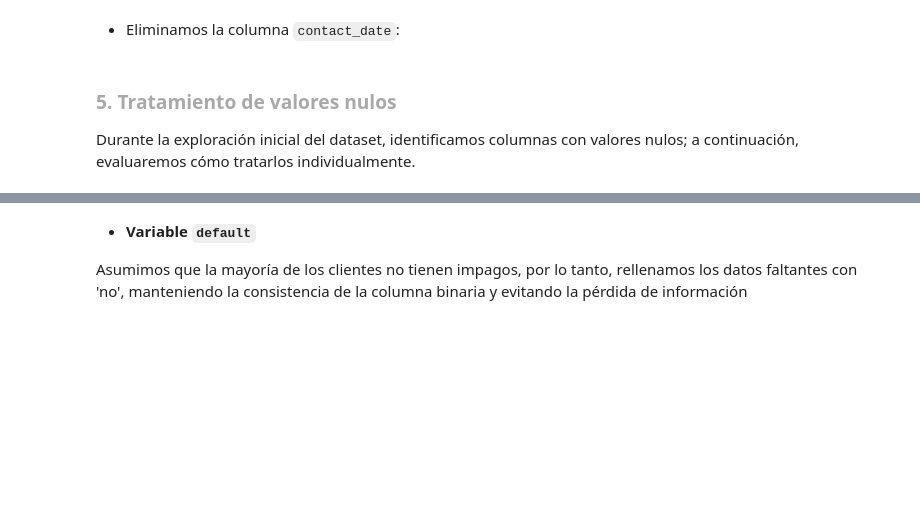
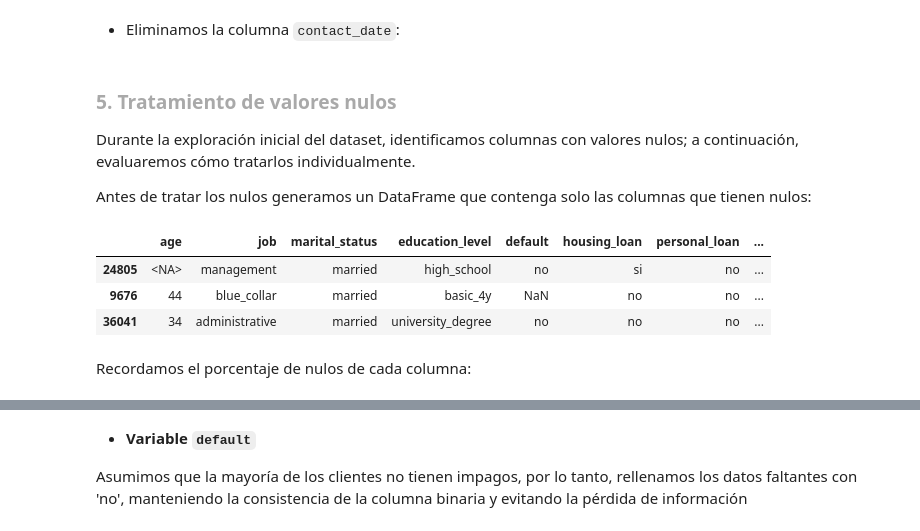
Before and after one commit to lorenalopezarenas/EDA-BankMarketing, a Jupyter notebook: notebooks/02. Limpieza.ipynb, the cells around one changed output, grey strips where cells are left out. Cells and saved outputs as stored; diff of their text form; code cells hidden in the pictures; blank space fills up the shorter version.

```diff
--- a/notebooks/02. Limpieza.ipynb
+++ b/notebooks/02. Limpieza.ipynb
@@ -183,2 +164,0 @@ Para mantener consistencia con el formato usado en la variable job, usamos el ca
-# %%
-bank_data_limpio['education_level'] = bank_data_limpio['education_level'].str.replace(".", "_")
@@ -224,5 +164,0 @@ Observamos que estas variables contienen valores decimales escritos con comas co
-# %%
-columnas = ["consumer_price_index", "consumer_confidence_index", "euribor_3m_rate", "number_employees"]
-
-for columna in columnas:
-    bank_data_limpio[columna] = bank_data_limpio[columna].str.replace(",", ".")
@@ -307,9 +272,21 @@ dtypes: Int64(1), datetime64[us](1), float64(5), int64(3), object(4), str(8)
 memory usage: 7.3+ MB
 # %% [markdown]
 - Eliminamos la columna `contact_date`:
-# %%
-bank_data_limpio = bank_data_limpio.drop(columns=["contact_date"])
+# %%
+bank_data_limpio = eliminar_columns(bank_data_limpio, ["contact_date"])
 # %% [markdown]
 ### <span style="color:darkgray">**5. Tratamiento de valores nulos**</span>
 
 Durante la exploración inicial del dataset, identificamos columnas con valores nulos; a continuación, evaluaremos cómo tratarlos individualmente.
+
+Antes de tratar los nulos generamos un DataFrame que contenga solo las columnas que tienen nulos:
+# %%
+df_nulos = bank_data_limpio.loc[:, bank_data_limpio.isnull().sum() > 0]
+df_nulos.sample(3)
+# %% [output]
+|  | age | job | marital_status | education_level | default | housing_loan | personal_loan | ... |
+| 24805 | <NA> | management | married | high_school | no | si | no | ... |
+| 9676 | 44 | blue_collar | married | basic_4y | NaN | no | no | ... |
+| 36041 | 34 | administrative | married | university_degree | no | no | no | ... |
+# %% [markdown]
+Recordamos el porcentaje de nulos de cada columna:
```
Also changed, not shown: parts of 55 cells of this notebook.
